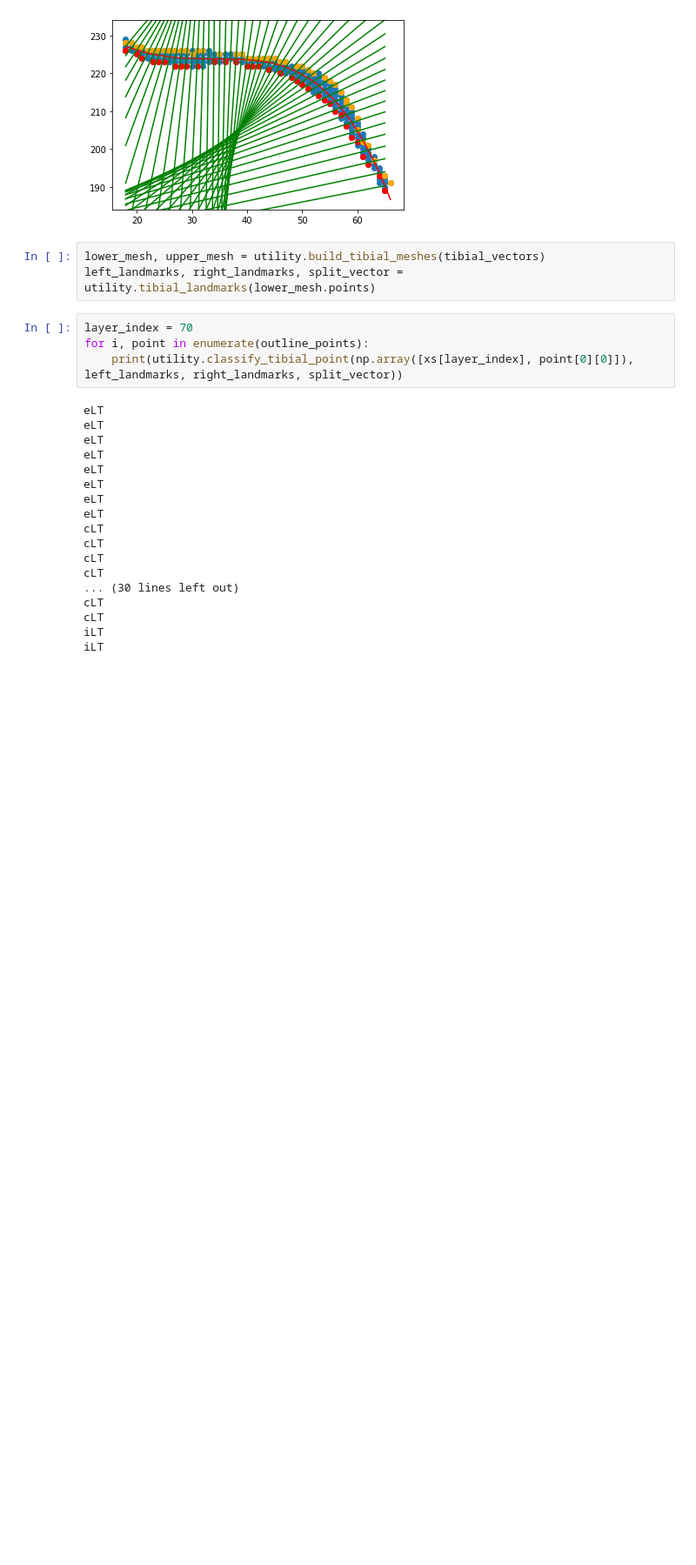
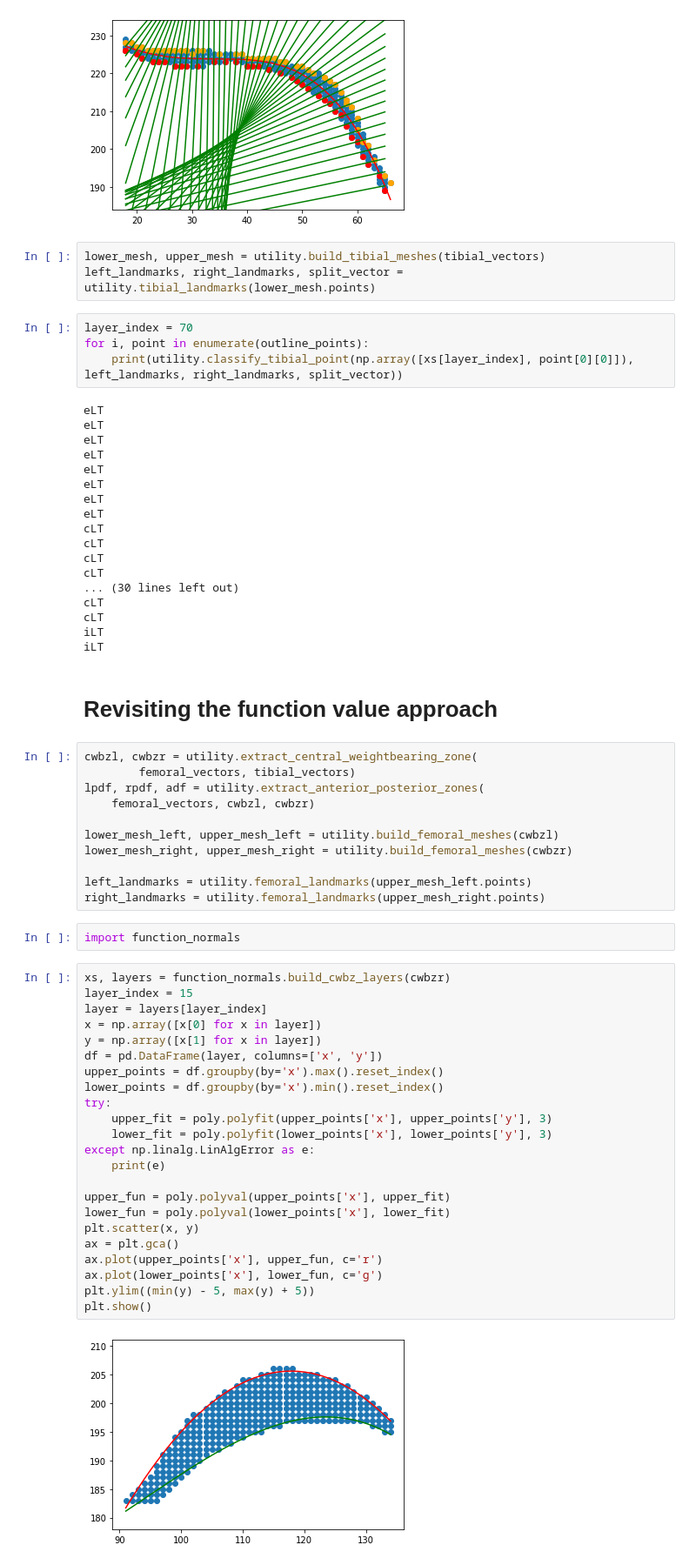
Before and after one commit to swestfechtel/knorpel_v2, a Jupyter notebook: documentation.ipynb, the cells around one changed output. Shown at 87% size. Saved outputs shown, nothing was run; the diff lists cells and outputs as text; blank space fills up the shorter version.

```diff
--- a/documentation.ipynb
+++ b/documentation.ipynb
@@ -2438,3 +2438,43 @@ cLT
 cLT
 iLT
 iLT
+# %% [markdown]
+# Revisiting the function value approach
+# %%
+cwbzl, cwbzr = utility.extract_central_weightbearing_zone(
+        femoral_vectors, tibial_vectors)
+lpdf, rpdf, adf = utility.extract_anterior_posterior_zones(
+    femoral_vectors, cwbzl, cwbzr)
+
+lower_mesh_left, upper_mesh_left = utility.build_femoral_meshes(cwbzl)
+lower_mesh_right, upper_mesh_right = utility.build_femoral_meshes(cwbzr)
+
+left_landmarks = utility.femoral_landmarks(upper_mesh_left.points)
+right_landmarks = utility.femoral_landmarks(upper_mesh_right.points)
+# %%
+import function_normals
+# %%
+xs, layers = function_normals.build_cwbz_layers(cwbzr)
+layer_index = 15
+layer = layers[layer_index]
+x = np.array([x[0] for x in layer])
+y = np.array([x[1] for x in layer])
+df = pd.DataFrame(layer, columns=['x', 'y'])
+upper_points = df.groupby(by='x').max().reset_index()
+lower_points = df.groupby(by='x').min().reset_index()
+try:
+    upper_fit = poly.polyfit(upper_points['x'], upper_points['y'], 3)
+    lower_fit = poly.polyfit(lower_points['x'], lower_points['y'], 3)
+except np.linalg.LinAlgError as e:
+    print(e)
+
+upper_fun = poly.polyval(upper_points['x'], upper_fit)
+lower_fun = poly.polyval(lower_points['x'], lower_fit)
+plt.scatter(x, y)
+ax = plt.gca()
+ax.plot(upper_points['x'], upper_fun, c='r')
+ax.plot(lower_points['x'], lower_fun, c='g')
+plt.ylim((min(y) - 5, max(y) + 5))
+plt.show()
+# %% [output]
+[figure, added]
```
Also changed, not shown: parts of 1 cell of this notebook, 1 other file.
